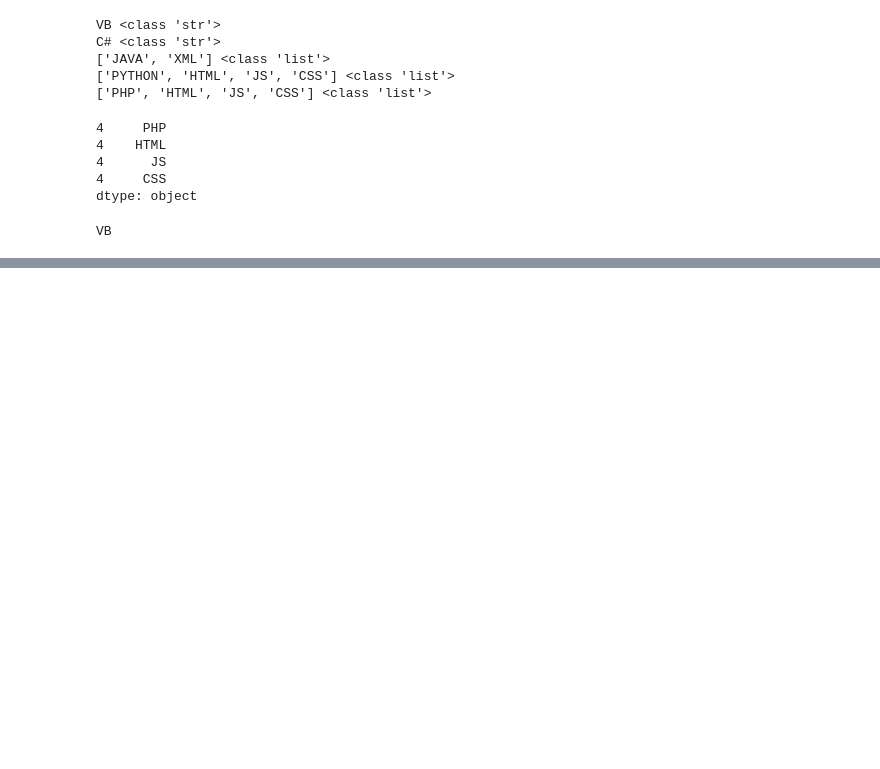
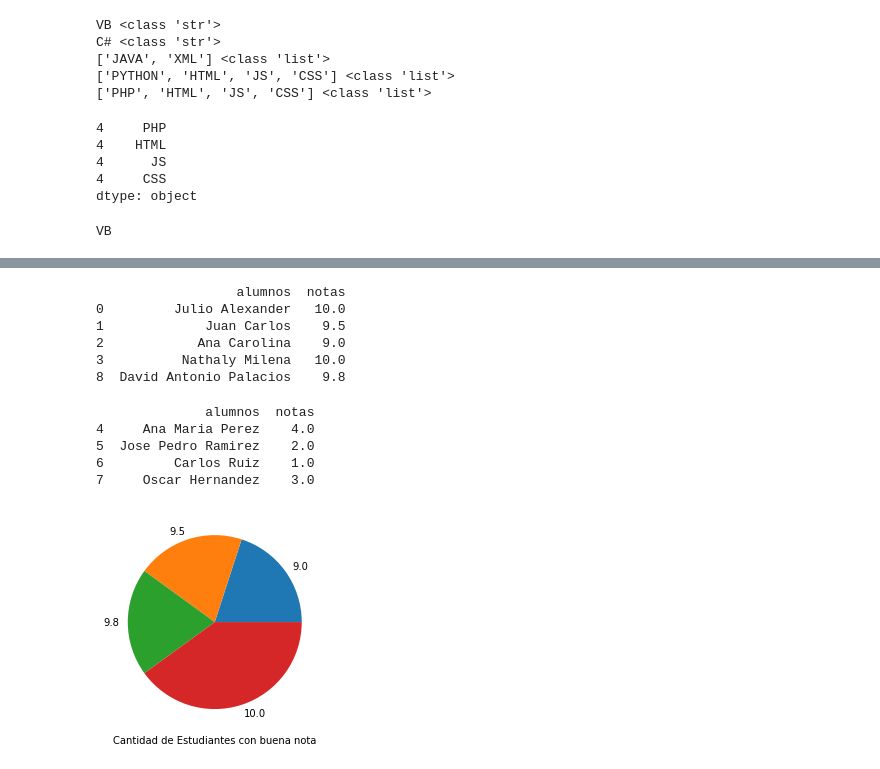
Before and after one commit to VanessaRivas2000/Progra3, a Jupyter notebook: Practicas_Teoricas.ipynb, the cells around one changed output, grey strips where cells are left out. Saved outputs shown, nothing was run; the diff lists cells and outputs as text; code cells hidden in the pictures; blank space fills up the shorter version.

```diff
--- a/Practicas_Teoricas.ipynb
+++ b/Practicas_Teoricas.ipynb
@@ -610,0 +657,3 @@ VB
+# %%
+Prueba = pd.read_csv("/content/Prueba.csv", sep=";")
+print(Prueba)
@@ -610,0 +671,23 @@ VB
+# %%
+sobresalientes = Prueba.loc[Prueba["notas"]>=9]
+print(sobresalientes)
+
+sobresalientes.to_csv("/content/sobresalientes.csv", sep=";")
+# %% [output]
+                  alumnos  notas
+0         Julio Alexander   10.0
+1             Juan Carlos    9.5
+2            Ana Carolina    9.0
+3          Nathaly Milena   10.0
+8  David Antonio Palacios    9.8
+# %%
+reprobados = Prueba.loc[Prueba["notas"]<6]
+print(reprobados)
+
+reprobados.to_csv("/content/reprobados.csv", sep=";")
+# %% [output]
+              alumnos  notas
+4     Ana Maria Perez    4.0
+5  Jose Pedro Ramirez    2.0
+6         Carlos Ruiz    1.0
+7     Oscar Hernandez    3.0
@@ -610,0 +696,9 @@ VB
+# %%
+tabla_sobresalientes = pd.crosstab(index=sobresalientes["notas"], columns="Fr")
+plt.pie(tabla_sobresalientes, labels=tabla_sobresalientes.index)
+plt.xlabel("Cantidad de Estudiantes con buena nota")
+plt.show()
+
+sobresalientes.to_csv("/content/graficasobresalientes.csv", sep=";")
+# %% [output]
+[figure, added]
```
Also changed, not shown: parts of 13 cells of this notebook.
